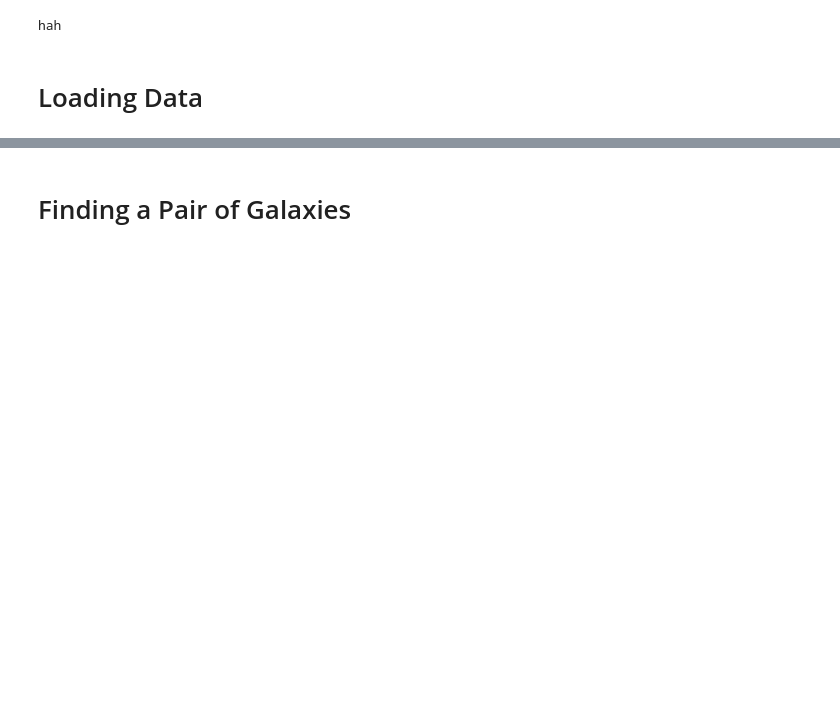
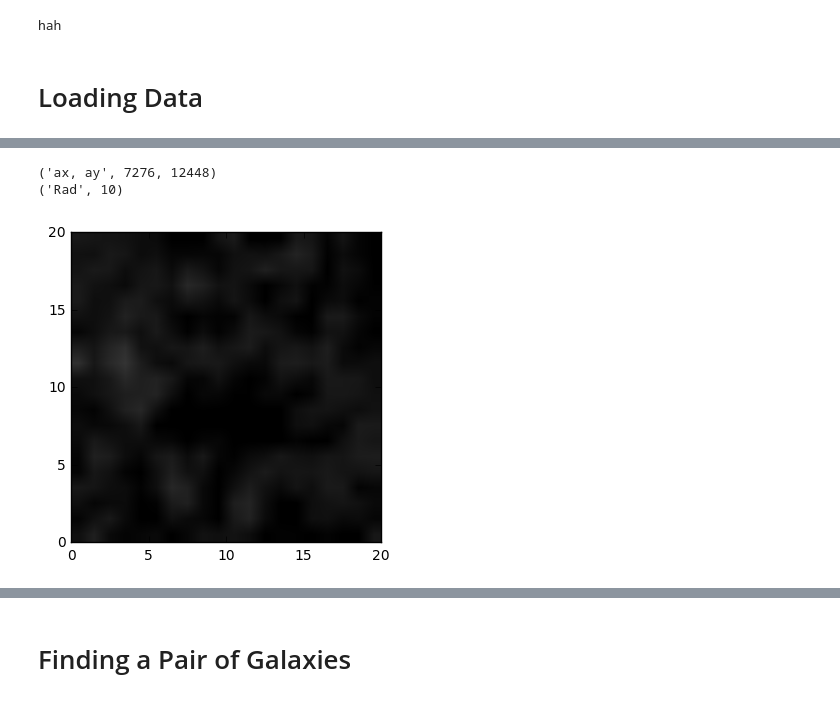
Before and after one commit to NadyaYuil/JWST_Photutils, a Jupyter notebook: big_project.ipynb, the cells around one changed output, grey strips where cells are left out. Saved outputs shown, nothing was run; the diff lists cells and outputs as text; code cells hidden in the pictures; blank space fills up the shorter version.

```diff
--- a/big_project.ipynb
+++ b/big_project.ipynb
@@ -274,0 +371,15 @@ print(cat_z[0,1])
+# %%
+#(7286.8301586180951, 12472.544582702049, 7.8399999999999999)
+#(7286.8431874130665, 12444.344572270777, 7.6600000000000001)
+cut_fits(main_pic,'pair2.fits',10, 7286, 12458)
+
+sot = pf.open('pair2.fits')
+image_data = sot[0].data
+plt.figure()
+plt.imshow(image_data, cmap='gray', vmin=-0.3, vmax=5.5,extent=[0,20,0,20])
+
+plt.show()
+# %% [output]
+('ax, ay', 7276, 12448)
+('Rad', 10)
+[figure, added]
```
Also changed, not shown: parts of 8 cells of this notebook.
